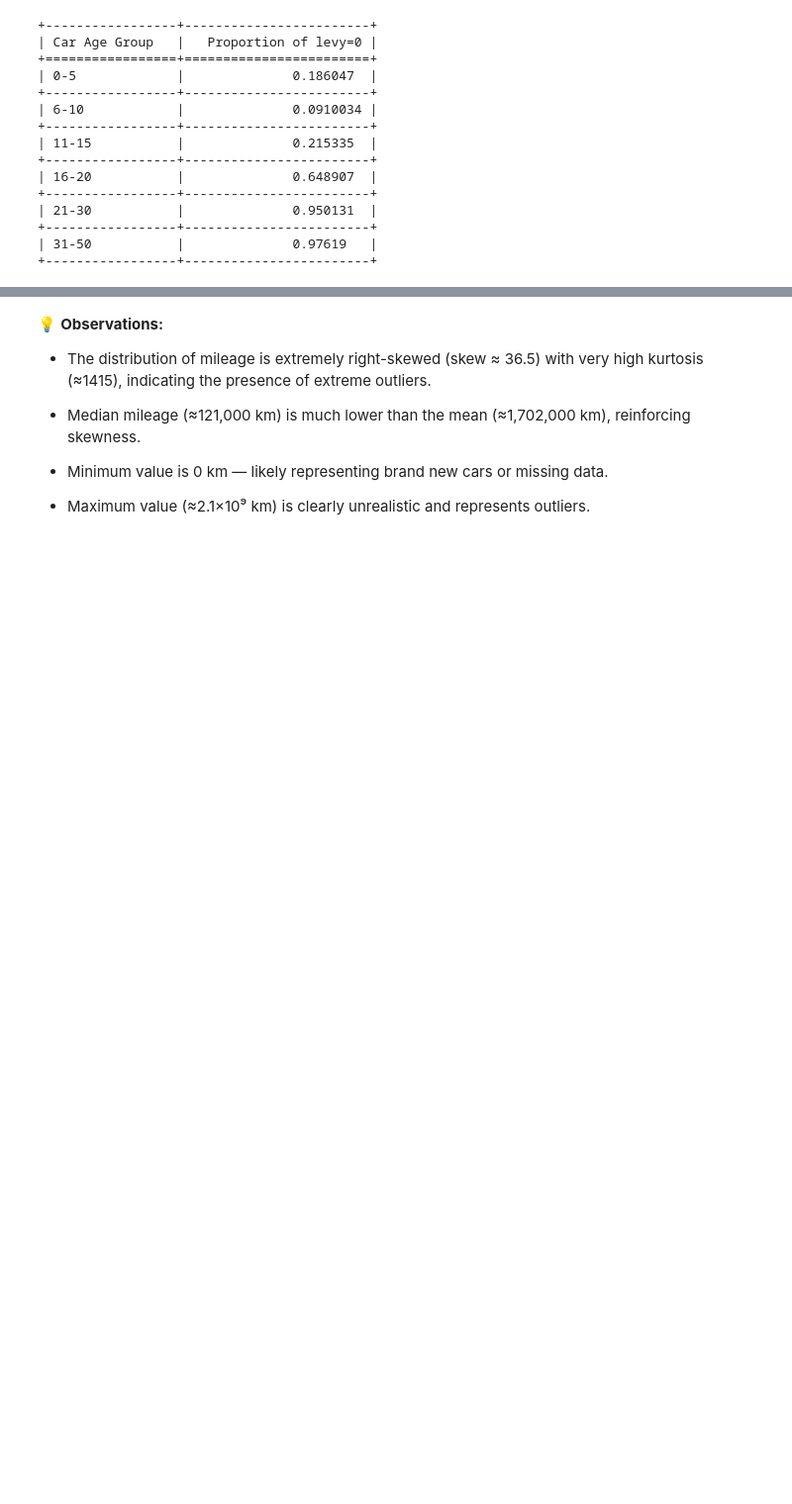
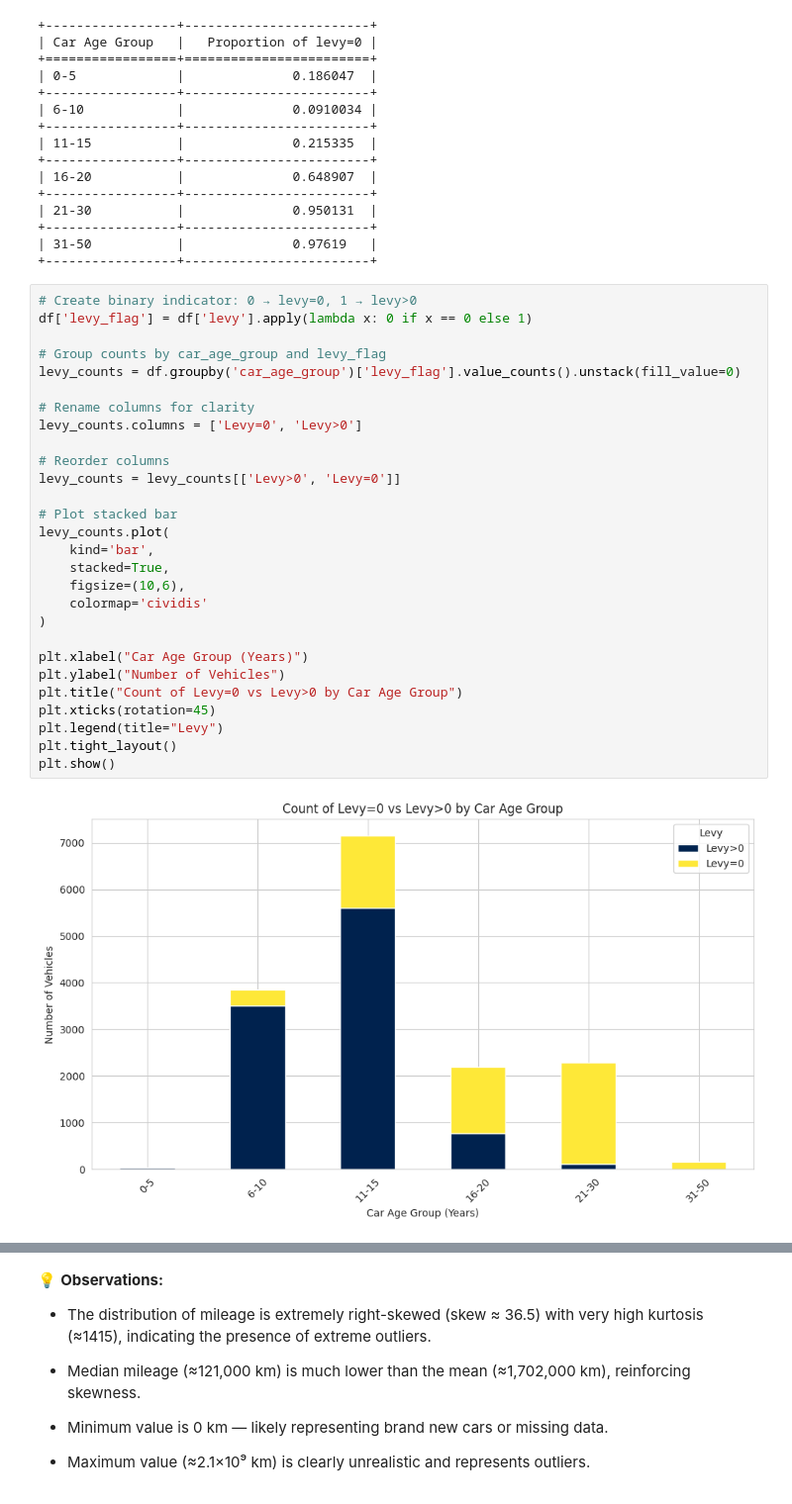
Before and after one commit to Mithula-cbw/Car-Price-Prediction, a Jupyter notebook: notebooks/Group_11_02_Descriptive_Analytics_and_EDA.ipynb, the cells around one changed output, grey strips where cells are left out. Shown at 99% size. Cells and saved outputs as stored; diff of their text form; blank space fills up the shorter version.

Commit message:
levy vs price

```diff
--- a/notebooks/Group_11_02_Descriptive_Analytics_and_EDA.ipynb
+++ b/notebooks/Group_11_02_Descriptive_Analytics_and_EDA.ipynb
@@ -300,6 +302,36 @@ print(tabulate(levy_table, headers='keys', tablefmt='grid', showindex=False))
 +-----------------+------------------------+
 | 31-50           |              0.97619   |
 +-----------------+------------------------+
+# %%
+# Create binary indicator: 0 → levy=0, 1 → levy>0
+df['levy_flag'] = df['levy'].apply(lambda x: 0 if x == 0 else 1)
+
+# Group counts by car_age_group and levy_flag
+levy_counts = df.groupby('car_age_group')['levy_flag'].value_counts().unstack(fill_value=0)
+
+# Rename columns for clarity
+levy_counts.columns = ['Levy=0', 'Levy>0']
+
+# Reorder columns
+levy_counts = levy_counts[['Levy>0', 'Levy=0']]
+
+# Plot stacked bar
+levy_counts.plot(
+    kind='bar',
+    stacked=True,
+    figsize=(10,6),
+    colormap='cividis'
+)
+
+plt.xlabel("Car Age Group (Years)")
+plt.ylabel("Number of Vehicles")
+plt.title("Count of Levy=0 vs Levy>0 by Car Age Group")
+plt.xticks(rotation=45)
+plt.legend(title="Levy")
+plt.tight_layout()
+plt.show()
+# %% [output]
+[figure, added]
 # %% [markdown]
 **💡 Observations**
 
```
Also changed, not shown: parts of 20 cells of this notebook.
